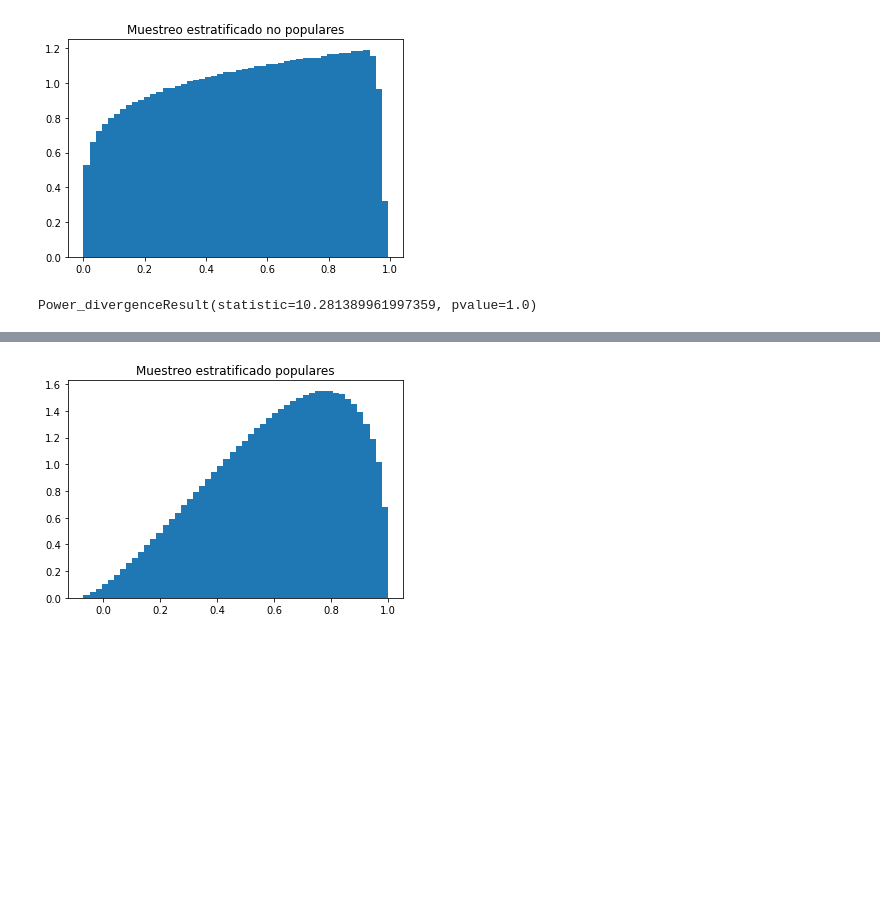
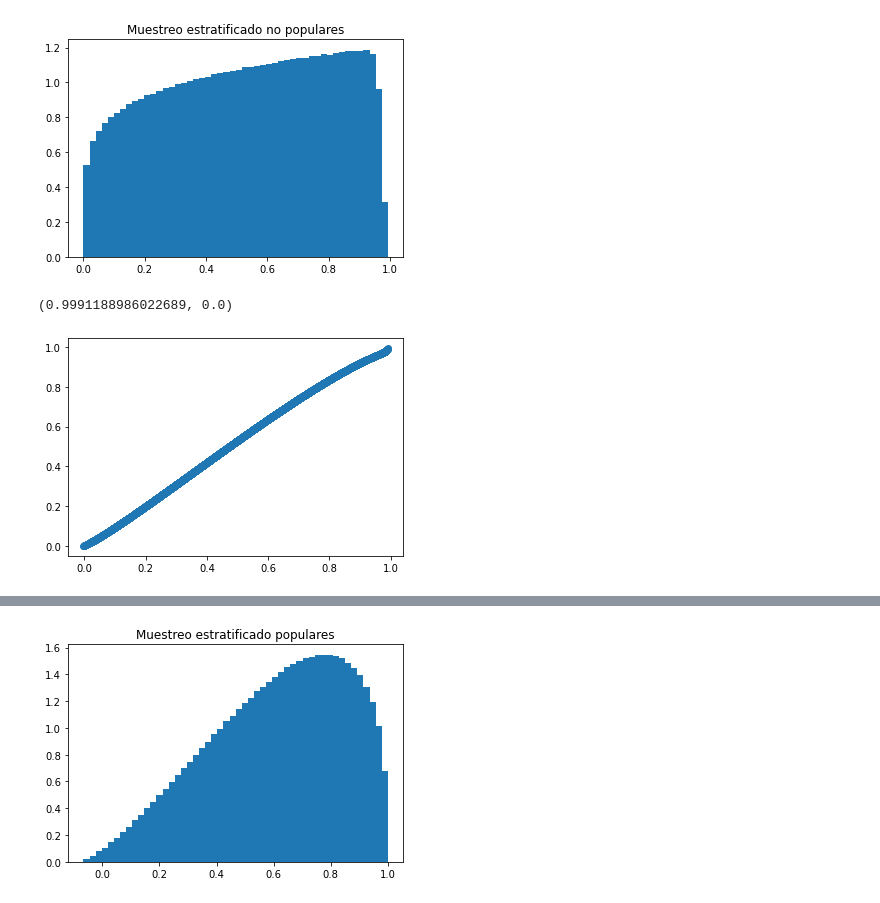
Before and after one commit to OscarFlores-IFi/SPF-2021-Tareas, a Jupyter notebook: Proyecto/Proyecto Simulación de Procesos.ipynb, the cells around one changed output, grey strips where cells are left out. Cells and saved outputs as stored; diff of their text form; code cells hidden in the pictures; blank space fills up the shorter version.

```diff
--- a/Proyecto/Proyecto Simulación de Procesos.ipynb
+++ b/Proyecto/Proyecto Simulación de Procesos.ipynb
@@ -630,7 +640,9 @@ plt.show()
 # %% [output]
 [figure]
 [figure]
-# %%
-st.chisquare(m_estratificado, m_estratificado_np, ddof=3)
-# %% [output]
-Power_divergenceResult(statistic=10.281389961997359, pvalue=1.0)
+# %%
+plt.scatter(m_estratificado, m_estratificado_np)
+st.pearsonr(m_estratificado, m_estratificado_np)
+# %% [output]
+(0.9991188986022689, 0.0)
+[figure, added]
```
Also changed, not shown: parts of 24 cells of this notebook.
